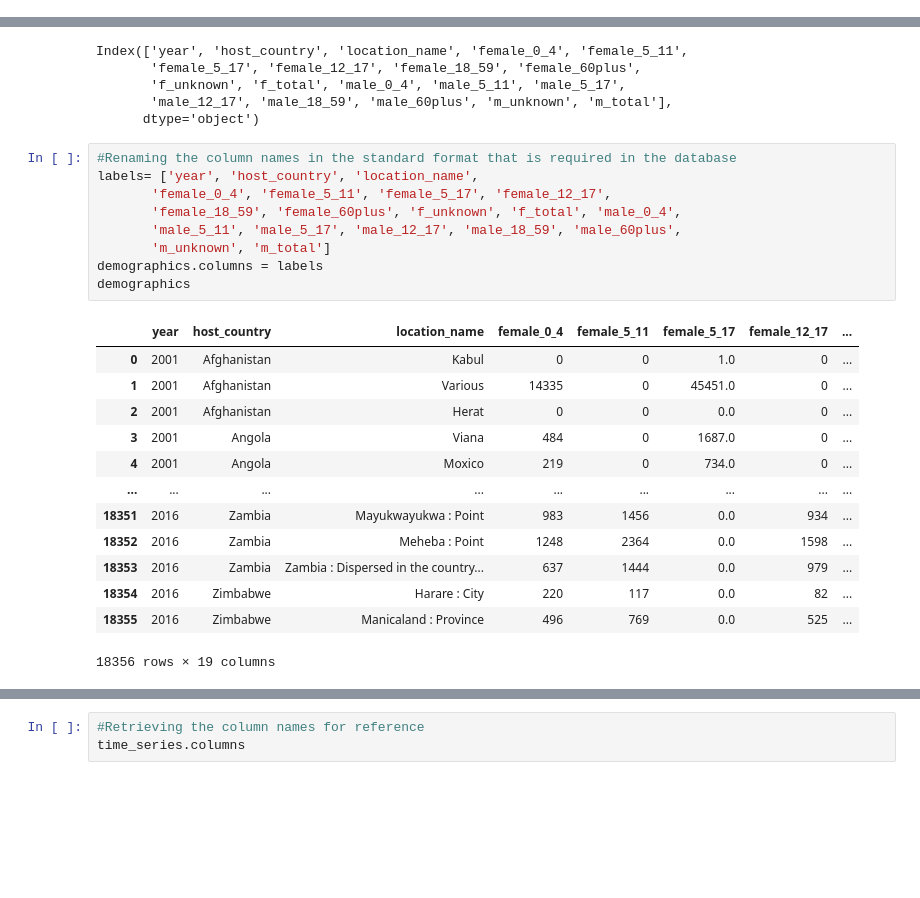
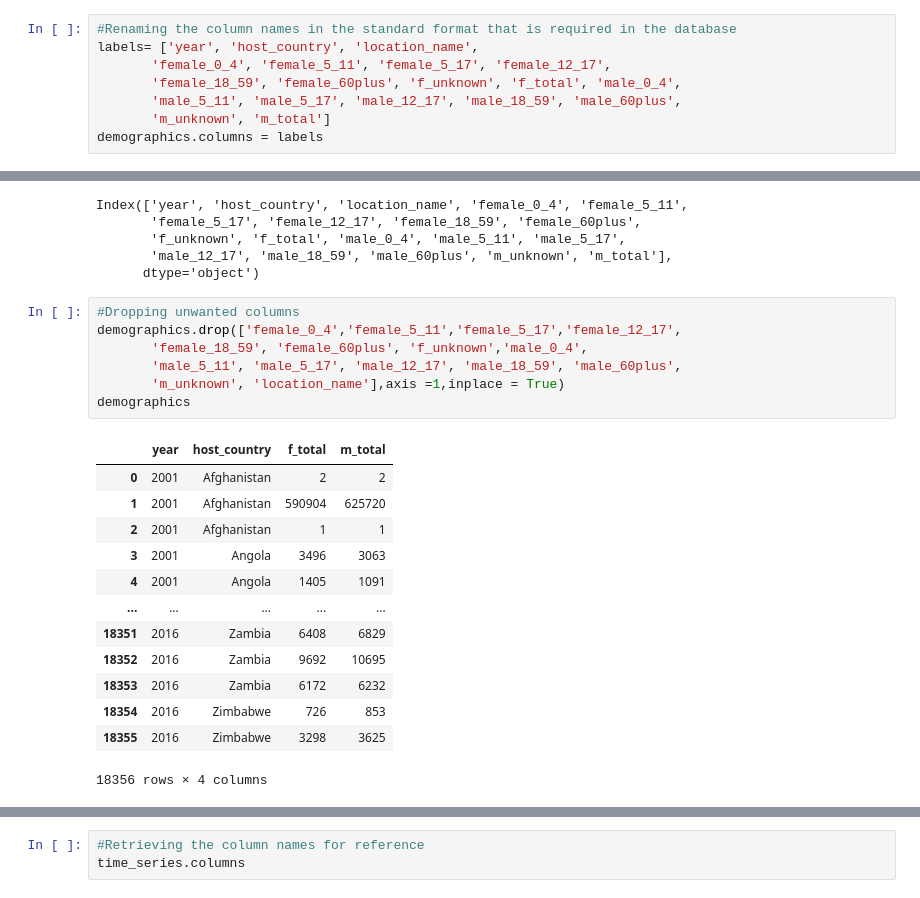
Before and after one commit to kflores56/project_2, a Jupyter notebook: Data_extract.ipynb, the cells around one changed output, grey strips where cells are left out. Saved outputs shown, nothing was run; the diff lists cells and outputs as text; blank space fills up the shorter version.

```diff
--- a/Data_extract.ipynb
+++ b/Data_extract.ipynb
@@ -107,3 +107,11 @@ demographics.sample(20)
+# %%
+#Renaming the column names in the standard format that is required in the database
+labels= ['year', 'host_country', 'location_name',
+       'female_0_4', 'female_5_11', 'female_5_17', 'female_12_17',
+       'female_18_59', 'female_60plus', 'f_unknown', 'f_total', 'male_0_4',
+       'male_5_11', 'male_5_17', 'male_12_17', 'male_18_59', 'male_60plus',
+       'm_unknown', 'm_total']
+demographics.columns = labels
 # %%
 #Retrieving the column names for reference
 demographics.columns
@@ -114,25 +122,23 @@ Index(['year', 'host_country', 'location_name', 'female_0_4', 'female_5_11',
        'male_12_17', 'male_18_59', 'male_60plus', 'm_unknown', 'm_total'],
       dtype='object')
 # %%
-#Renaming the column names in the standard format that is required in the database
-labels= ['year', 'host_country', 'location_name',
-       'female_0_4', 'female_5_11', 'female_5_17', 'female_12_17',
-       'female_18_59', 'female_60plus', 'f_unknown', 'f_total', 'male_0_4',
+#Dropping unwanted columns
+demographics.drop(['female_0_4','female_5_11','female_5_17','female_12_17',
+       'female_18_59', 'female_60plus', 'f_unknown','male_0_4',
        'male_5_11', 'male_5_17', 'male_12_17', 'male_18_59', 'male_60plus',
-       'm_unknown', 'm_total']
-demographics.columns = labels
+       'm_unknown', 'location_name'],axis =1,inplace = True)
 demographics
 # %% [output]
-|  | year | host_country | location_name | female_0_4 | female_5_11 | female_5_17 | female_12_17 | ... |
-| 0 | 2001 | Afghanistan | Kabul | 0 | 0 | 1.0 | 0 | ... |
-| 1 | 2001 | Afghanistan | Various | 14335 | 0 | 45451.0 | 0 | ... |
-| 2 | 2001 | Afghanistan | Herat | 0 | 0 | 0.0 | 0 | ... |
-| 3 | 2001 | Angola | Viana | 484 | 0 | 1687.0 | 0 | ... |
-| 4 | 2001 | Angola | Moxico | 219 | 0 | 734.0 | 0 | ... |
-| ... | ... | ... | ... | ... | ... | ... | ... | ... |
-| 18351 | 2016 | Zambia | Mayukwayukwa : Point | 983 | 1456 | 0.0 | 934 | ... |
-| 18352 | 2016 | Zambia | Meheba : Point | 1248 | 2364 | 0.0 | 1598 | ... |
-| 18353 | 2016 | Zambia | Zambia : Dispersed in the country... | 637 | 1444 | 0.0 | 979 | ... |
-| 18354 | 2016 | Zimbabwe | Harare : City | 220 | 117 | 0.0 | 82 | ... |
-| 18355 | 2016 | Zimbabwe | Manicaland : Province | 496 | 769 | 0.0 | 525 | ... |
+|  | year | host_country | f_total | m_total |
+| 0 | 2001 | Afghanistan | 2 | 2 |
+| 1 | 2001 | Afghanistan | 590904 | 625720 |
+| 2 | 2001 | Afghanistan | 1 | 1 |
+| 3 | 2001 | Angola | 3496 | 3063 |
+| 4 | 2001 | Angola | 1405 | 1091 |
+| ... | ... | ... | ... | ... |
+| 18351 | 2016 | Zambia | 6408 | 6829 |
+| 18352 | 2016 | Zambia | 9692 | 10695 |
+| 18353 | 2016 | Zambia | 6172 | 6232 |
+| 18354 | 2016 | Zimbabwe | 726 | 853 |
+| 18355 | 2016 | Zimbabwe | 3298 | 3625 |
-18356 rows × 19 columns
+18356 rows × 4 columns
```
Also changed, not shown: parts of 18 cells of this notebook, 1 other file.
